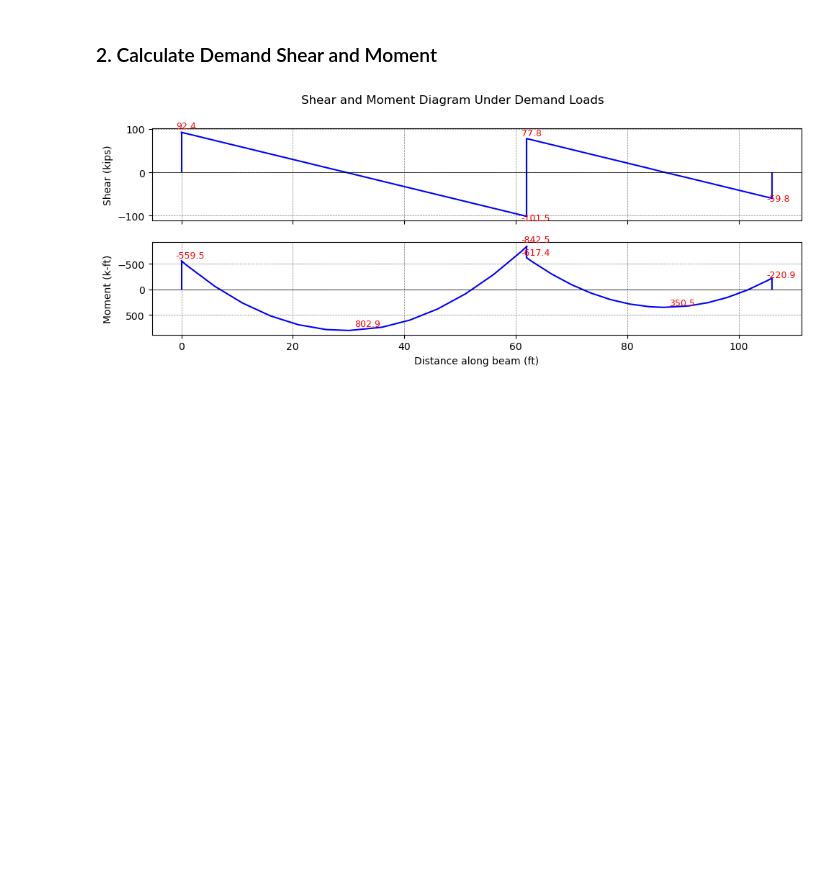
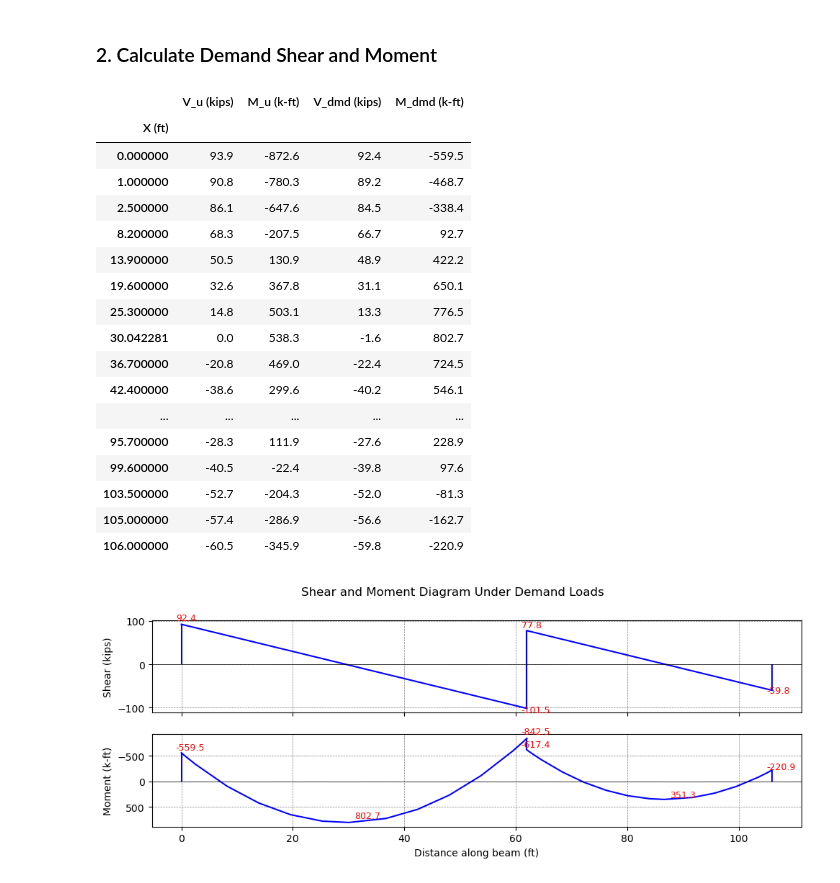
Before and after one commit to hkaragah/hkaragah.github.io, a Jupyter notebook: structure/concrete_shear/prestressed_determinate_beam/prestressed_determinate_beam.ipynb, the cells around one changed output. Saved outputs shown, nothing was run; the diff lists cells and outputs as text; code cells hidden in the pictures; blank space fills up the shorter version.

```diff
--- a/structure/concrete_shear/prestressed_determinate_beam/prestressed_determinate_beam.ipynb
+++ b/structure/concrete_shear/prestressed_determinate_beam/prestressed_determinate_beam.ipynb
@@ -655,19 +713,40 @@ plot_moment_shear_diagrams(
 # %%
 shear_moment_df["M2 (k.ft)"] = V2.flatten()
 shear_moment_df["M2 (k.ft)"] = M2.flatten()
 
 # Calculate ultimate shear and moment
 V_u = 1.2 * V["Dead"] + 1.6 * V["Live"] # kips
 M_u = 1.2 * M["Dead"] + 1.6 * M["Live"] # k-ft
 
 # Calculate demand shear and moment per ACI 318-25 section 5.3.14
 V_dmd = V_u + V2 # kips
 M_dmd = M_u + M2 # k-ft
 
 shear_moment_df["V_u (kips)"] = V_u.flatten()
 shear_moment_df["M_u (k-ft)"] = M_u.flatten()
 shear_moment_df["V_dmd (kips)"] = V_dmd.flatten()
 shear_moment_df["M_dmd (k-ft)"] = M_dmd.flatten()
+
+shear_moment_df[["V_u (kips)", "M_u (k-ft)", "V_dmd (kips)", "M_dmd (k-ft)"]].round(1)
+# %% [output]
+|  | V_u (kips) | M_u (k-ft) | V_dmd (kips) | M_dmd (k-ft) |
+| X (ft) |  |  |  |  |
+| 0.000000 | 93.9 | -872.6 | 92.4 | -559.5 |
+| 1.000000 | 90.8 | -780.3 | 89.2 | -468.7 |
+| 2.500000 | 86.1 | -647.6 | 84.5 | -338.4 |
+| 8.200000 | 68.3 | -207.5 | 66.7 | 92.7 |
+| 13.900000 | 50.5 | 130.9 | 48.9 | 422.2 |
+| 19.600000 | 32.6 | 367.8 | 31.1 | 650.1 |
+| 25.300000 | 14.8 | 503.1 | 13.3 | 776.5 |
+| 30.042281 | 0.0 | 538.3 | -1.6 | 802.7 |
+| 36.700000 | -20.8 | 469.0 | -22.4 | 724.5 |
+| 42.400000 | -38.6 | 299.6 | -40.2 | 546.1 |
+| ... | ... | ... | ... | ... |
+| 95.700000 | -28.3 | 111.9 | -27.6 | 228.9 |
+| 99.600000 | -40.5 | -22.4 | -39.8 | 97.6 |
+| 103.500000 | -52.7 | -204.3 | -52.0 | -81.3 |
+| 105.000000 | -57.4 | -286.9 | -56.6 | -162.7 |
+| 106.000000 | -60.5 | -345.9 | -59.8 | -220.9 |
 # %%
 # diagram under demand loads
 plot_moment_shear_diagrams(
```
Also changed, not shown: parts of 31 cells of this notebook, 2 other files.
